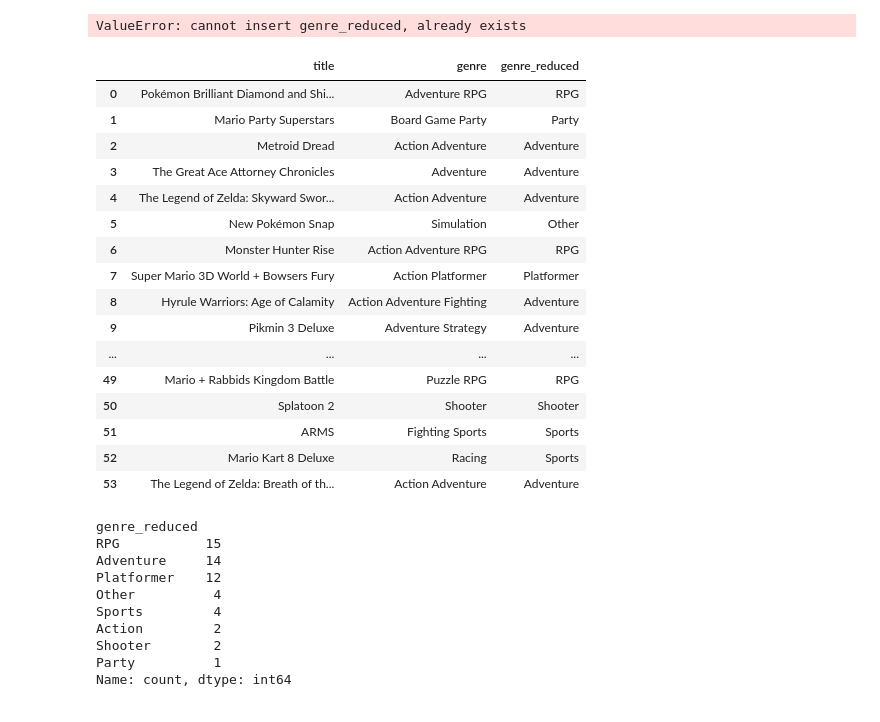
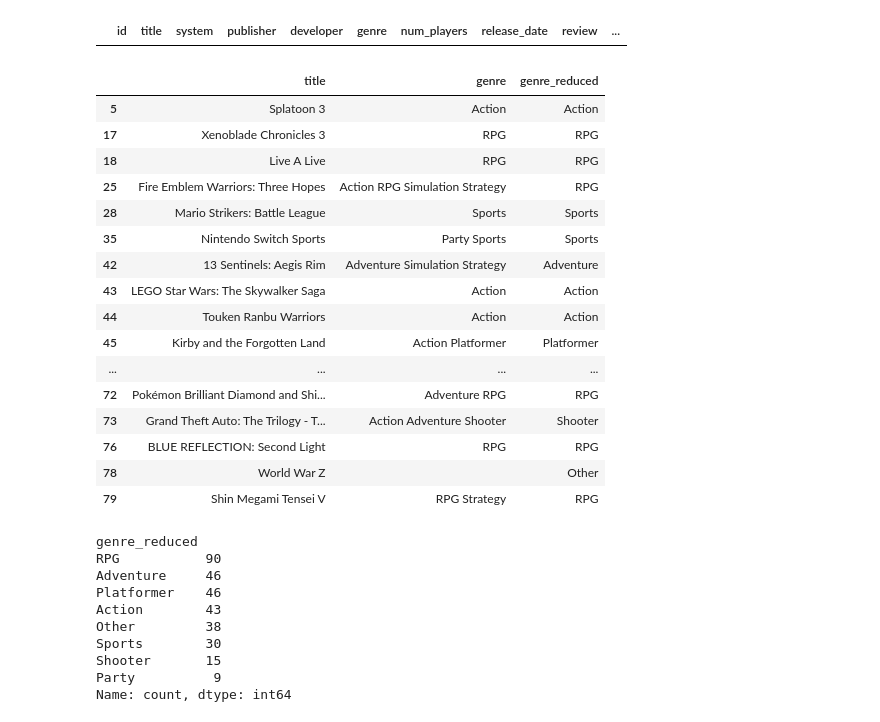
Before and after one commit to chadcroberts/PortfolioProject, a Jupyter notebook: nintendo_games.ipynb, the cells around one changed output. Saved outputs shown, nothing was run; the diff lists cells and outputs as text; code cells hidden in the pictures.

```diff
--- a/nintendo_games.ipynb
+++ b/nintendo_games.ipynb
@@ -16,5 +23,6 @@ df.head()
 | 3 | e2f10932 | Temtem | https://www.nintendolife.com/revi... | https://images.nintendolife.com/c... | Nintendo Switch | Humble Games | Crema Games | Action Adventure RPG | 1 (999 Online) | ... |
 | 4 | 51ff4f64 | Made in Abyss: Binary Star Fallin... | https://www.nintendolife.com/revi... | https://images.nintendolife.com/0... | Nintendo Switch | Spike Chunsoft US | Chime | Action RPG | 1 | ... |
 # %%
+df.drop(columns=['game_url','image_url'], inplace=True)
 df.columns
 # %% [output]
@@ -85,4 +84,4 @@ dtype: object
 # %%
-# create new df for all games with >250 votes
+# create new df for all games with >median number of votes
 
-df_reviewed = df[df['num_votes']>250]
+df_reviewed = df[df['num_votes']>df['num_votes'].median()]
@@ -152,0 +137,10 @@ def select_genre(genre_in):
+# %%
+# replace nulls in the genre column with ''
+
+df_reviewed['genre'].fillna('', inplace=True)
+# %%
+# check number of votes for records with missing genre information
+
+df_reviewed[df_reviewed['genre'].isnull()]
+# %% [output]
+|  | id | title | system | publisher | developer | genre | num_players | release_date | review | ... |
@@ -165,40 +179,37 @@ for i in df_reviewed.index:
 # %%
 # add new column with reduced categories to df_reviewed
 
-df_reviewed.insert(9, 'genre_reduced', reduced_genre_list)
+df_reviewed.insert(6, 'genre_reduced', reduced_genre_list)
-# %% [output]
-ValueError: cannot insert genre_reduced, already exists
 # %%
-#df_reviewed.head()
-df_reviewed[['title', 'genre', 'genre_reduced']]
+df_reviewed[['title', 'genre', 'genre_reduced']].head(20)
 # %% [output]
 |  | title | genre | genre_reduced |
-| 0 | Pokémon Brilliant Diamond and Shi... | Adventure RPG | RPG |
-| 1 | Mario Party Superstars | Board Game Party | Party |
-| 2 | Metroid Dread | Action Adventure | Adventure |
-| 3 | The Great Ace Attorney Chronicles | Adventure | Adventure |
-| 4 | The Legend of Zelda: Skyward Swor... | Action Adventure | Adventure |
-| 5 | New Pokémon Snap | Simulation | Other |
-| 6 | Monster Hunter Rise | Action Adventure RPG | RPG |
-| 7 | Super Mario 3D World + Bowsers Fury | Action Platformer | Platformer |
-| 8 | Hyrule Warriors: Age of Calamity | Action Adventure Fighting | Adventure |
-| 9 | Pikmin 3 Deluxe | Adventure Strategy | Adventure |
+| 5 | Splatoon 3 | Action | Action |
+| 17 | Xenoblade Chronicles 3 | RPG | RPG |
+| 18 | Live A Live | RPG | RPG |
+| 25 | Fire Emblem Warriors: Three Hopes | Action RPG Simulation Strategy | RPG |
+| 28 | Mario Strikers: Battle League | Sports | Sports |
+| 35 | Nintendo Switch Sports | Party Sports | Sports |
+| 42 | 13 Sentinels: Aegis Rim | Adventure Simulation Strategy | Adventure |
+| 43 | LEGO Star Wars: The Skywalker Saga | Action | Action |
+| 44 | Touken Ranbu Warriors | Action | Action |
+| 45 | Kirby and the Forgotten Land | Action Platformer | Platformer |
 | ... | ... | ... | ... |
-| 49 | Mario + Rabbids Kingdom Battle | Puzzle RPG | RPG |
-| 50 | Splatoon 2 | Shooter | Shooter |
-| 51 | ARMS | Fighting Sports | Sports |
-| 52 | Mario Kart 8 Deluxe | Racing | Sports |
-| 53 | The Legend of Zelda: Breath of th... | Action Adventure | Adventure |
+| 72 | Pokémon Brilliant Diamond and Shi... | Adventure RPG | RPG |
+| 73 | Grand Theft Auto: The Trilogy - T... | Action Adventure Shooter | Shooter |
+| 76 | BLUE REFLECTION: Second Light | RPG | RPG |
+| 78 | World War Z |  | Other |
+| 79 | Shin Megami Tensei V | RPG Strategy | RPG |
 # %%
 df_reviewed['genre_reduced'].value_counts()
 # %% [output]
 genre_reduced
-RPG           15
-Adventure     14
-Platformer    12
-Other          4
-Sports         4
-Action         2
-Shooter        2
-Party          1
+RPG           90
+Adventure     46
+Platformer    46
+Action        43
+Other         38
+Sports        30
+Shooter       15
+Party          9
 Name: count, dtype: int64
```
Also changed, not shown: parts of 50 cells of this notebook.
